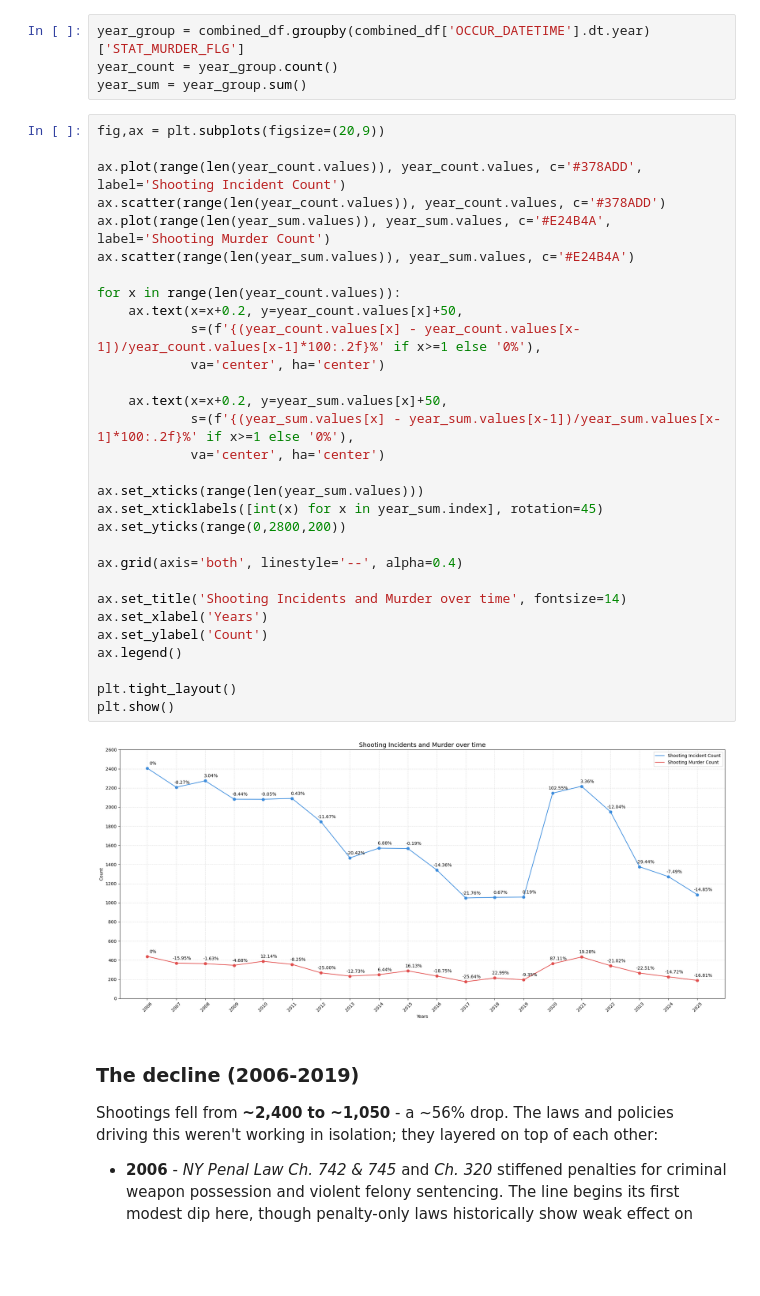
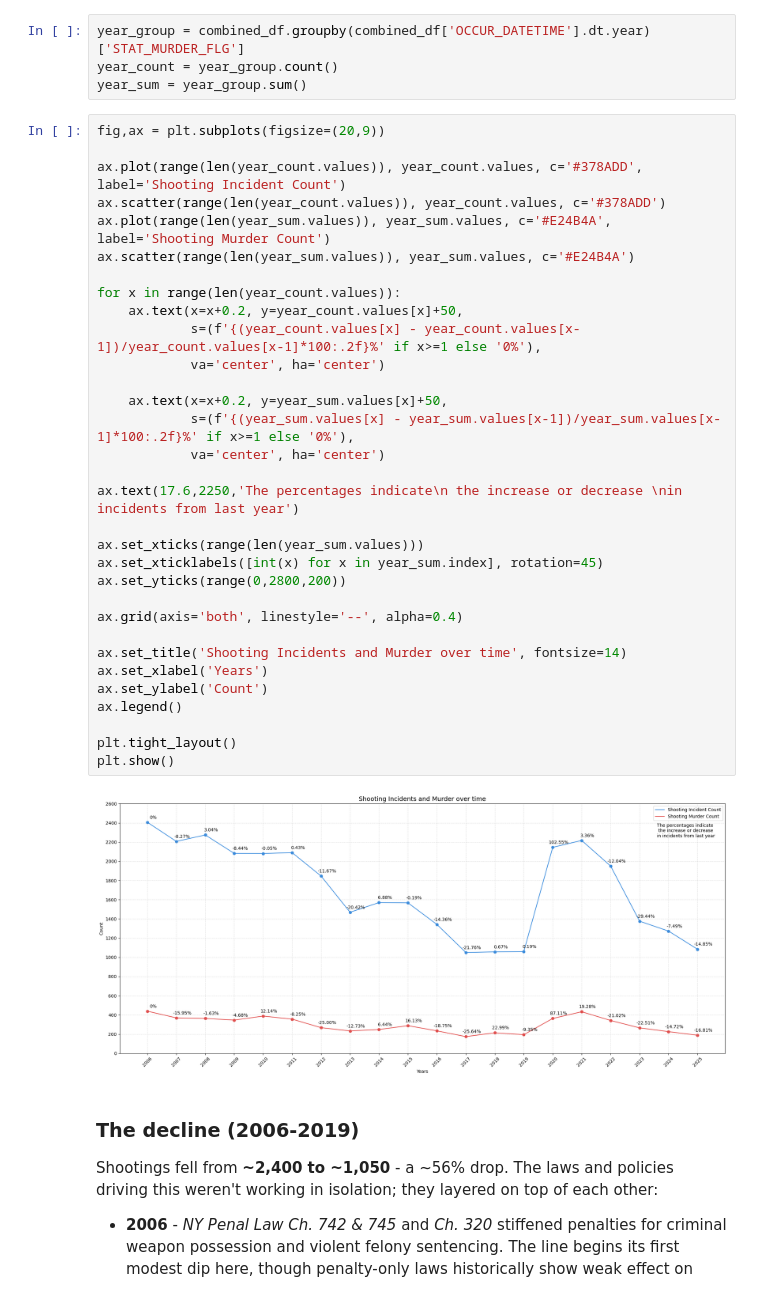
Before and after one commit to karanveerss383/NYC-shootings-analysis, a Jupyter notebook: Analysis/part_data_analysis_singh_karanveer.ipynb, the cells around one changed output. Saved outputs shown, nothing was run; the diff lists cells and outputs as text; blank space fills up the shorter version.

Commit message:
add conclusion and final touches to visuals

```diff
--- a/Analysis/part_data_analysis_singh_karanveer.ipynb
+++ b/Analysis/part_data_analysis_singh_karanveer.ipynb
@@ -30,34 +30,36 @@ year_sum = year_group.sum()
 fig,ax = plt.subplots(figsize=(20,9))
 
 ax.plot(range(len(year_count.values)), year_count.values, c='#378ADD', label='Shooting Incident Count')
 ax.scatter(range(len(year_count.values)), year_count.values, c='#378ADD')
 ax.plot(range(len(year_sum.values)), year_sum.values, c='#E24B4A', label='Shooting Murder Count')
 ax.scatter(range(len(year_sum.values)), year_sum.values, c='#E24B4A')
 
 for x in range(len(year_count.values)):
     ax.text(x=x+0.2, y=year_count.values[x]+50,
             s=(f'{(year_count.values[x] - year_count.values[x-1])/year_count.values[x-1]*100:.2f}%' if x>=1 else '0%'),
             va='center', ha='center')
 
     ax.text(x=x+0.2, y=year_sum.values[x]+50,
             s=(f'{(year_sum.values[x] - year_sum.values[x-1])/year_sum.values[x-1]*100:.2f}%' if x>=1 else '0%'),
             va='center', ha='center')
 
+ax.text(17.6,2250,'The percentages indicate\n the increase or decrease \nin incidents from last year')
+
 ax.set_xticks(range(len(year_sum.values)))
 ax.set_xticklabels([int(x) for x in year_sum.index], rotation=45)
 ax.set_yticks(range(0,2800,200))
 
 ax.grid(axis='both', linestyle='--', alpha=0.4)
 
 ax.set_title('Shooting Incidents and Murder over time', fontsize=14)
 ax.set_xlabel('Years')
 ax.set_ylabel('Count')
 ax.legend()
 
 plt.tight_layout()
 plt.show()
 # %% [output]
-[figure, old version]
+[figure, new version]
 # %% [markdown]
 ### The decline (2006-2019)
 
```
Also changed, not shown: parts of 3 cells of this notebook.
